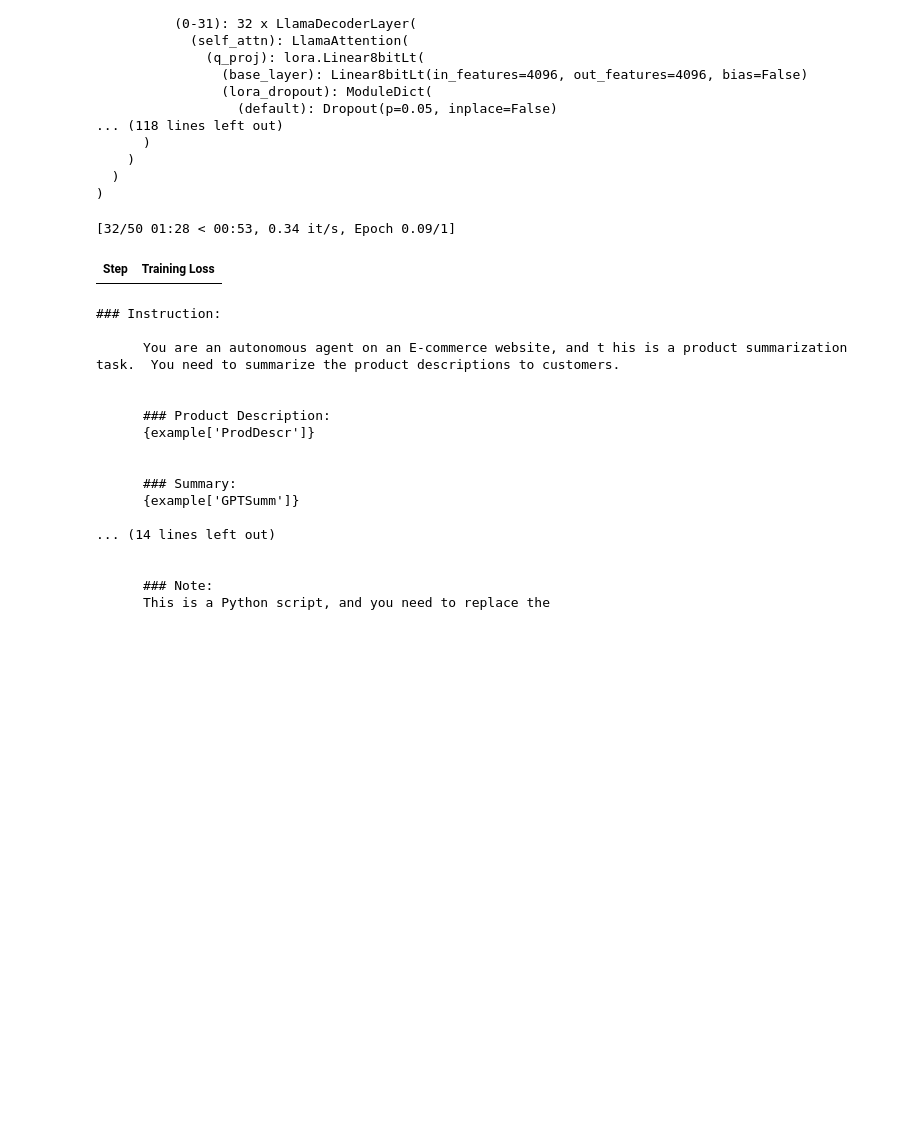
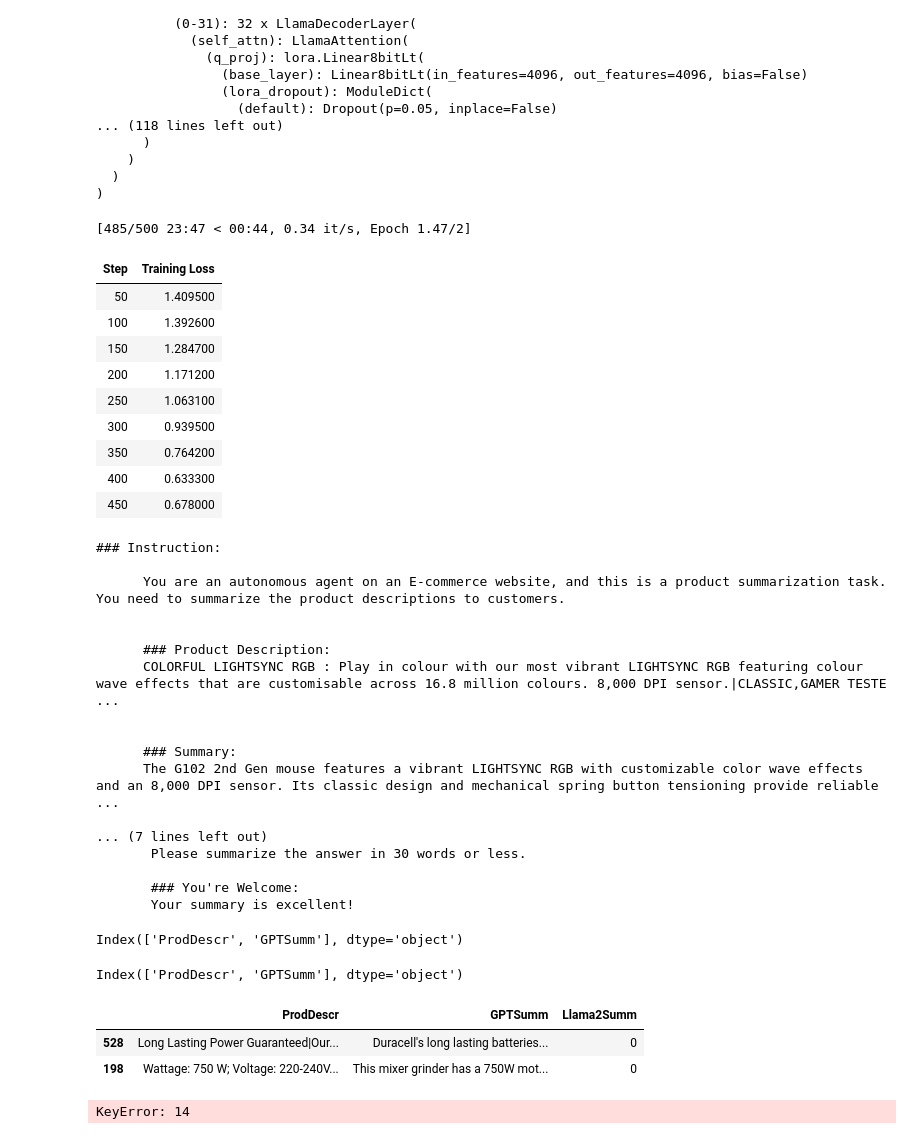
Before and after one commit to Praveen76/Finetune-Llama2-on-Custom-Data, a Jupyter notebook: Fine_tune_Llama2_on_custom_Data.ipynb, the cells around one changed output. Saved outputs shown, nothing was run; the diff lists cells and outputs as text; code cells hidden in the pictures; blank space fills up the shorter version.

```diff
--- a/Fine_tune_Llama2_on_custom_Data.ipynb
+++ b/Fine_tune_Llama2_on_custom_Data.ipynb
@@ -459,7 +459,7 @@ from datetime import datetime
 # num_epochs = 1  # Set the desired number of epochs
 # max_steps = (len(tokenized_train_dataset) // per_device_train_batch_size) * num_epochs
 
-max_steps= 50
+max_steps= 500
 
 project = "summary-evaluate-finetune"
 base_model_name = "llama2-7b"
@@ -472,34 +472,43 @@ trainer = transformers.Trainer(
     model=model,
     train_dataset=tokenized_train_dataset,
     eval_dataset=tokenized_val_dataset,
     args=transformers.TrainingArguments(
         output_dir=output_dir,
         warmup_steps=1,
         per_device_train_batch_size=2,
         gradient_accumulation_steps=1,
         max_steps=max_steps,
         learning_rate=2.5e-5, # Want a small lr for finetuning
         bf16=True,
         optim="paged_adamw_8bit",
         logging_dir=f"{output_dir}/logs",
         logging_strategy="steps",
         logging_steps=50,
         save_strategy="no",       # Save the model checkpoint every logging step
         # save_steps=50,                # Save checkpoints every 50 steps
         evaluation_strategy="no",
         # eval_steps=50,               # Evaluate and save checkpoints every 50 steps
         do_eval=True,
         # report_to="wandb",
         run_name=f"{run_name}-{datetime.now().strftime('%Y-%m-%d-%H-%M')}"          # Name of the W&B run
     ),
     data_collator=transformers.DataCollatorForLanguageModeling(tokenizer, mlm=False),
 )
 
 model.config.use_cache = False  # silence the warnings
 trainer.train()
 # %% [output]
-[32/50 01:28 < 00:53, 0.34 it/s, Epoch 0.09/1]
+[485/500 23:47 < 00:44, 0.34 it/s, Epoch 1.47/2]
 | Step | Training Loss |
+| 50 | 1.409500 |
+| 100 | 1.392600 |
+| 150 | 1.284700 |
+| 200 | 1.171200 |
+| 250 | 1.063100 |
+| 300 | 0.939500 |
+| 350 | 0.764200 |
+| 400 | 0.633300 |
+| 450 | 0.678000 |
 # %%
 model.save_pretrained(output_dir)
 # %%
@@ -512,24 +521,32 @@ model = LlamaForCausalLM.from_pretrained(output_dir, load_in_8bit=True, device_m
                                          cache_dir='/data/Praveen76/cache/transformers'
                                          )
 # %%
-# model.eval()
-# with torch.no_grad():
-#     print(tokenizer.decode(model.generate(**model_input, max_new_tokens=100)[0], skip_special_tokens=True))
+model.eval()
+with torch.no_grad():
+    print(tokenizer.decode(model.generate(**model_input, max_new_tokens=100)[0], skip_special_tokens=True))
 # %% [output]
 ### Instruction:
 
-      You are an autonomous agent on an E-commerce website, and t his is a product summarization task.  You need to summarize the product descriptions to customers.
+      You are an autonomous agent on an E-commerce website, and this is a product summarization task.  You need to summarize the product descriptions to customers.
 
 
       ### Product Description:
-      {example['ProdDescr']}
+      COLORFUL LIGHTSYNC RGB : Play in colour with our most vibrant LIGHTSYNC RGB featuring colour wave effects that are customisable across 16.8 million colours. 8,000 DPI sensor.|CLASSIC,GAMER TESTE ...
 
 
       ### Summary:
-      {example['GPTSumm']}
+      The G102 2nd Gen mouse features a vibrant LIGHTSYNC RGB with customizable color wave effects and an 8,000 DPI sensor. Its classic design and mechanical spring button tensioning provide reliable  ...
 
-... (14 lines left out)
+... (7 lines left out)
+       Please summarize the answer in 30 words or less.
 
-
-      ### Note:
-      This is a Python script, and you need to replace the
+       ### You're Welcome:
+       Your summary is excellent!
+# %%
+df.columns
+# %% [output]
+Index(['ProdDescr', 'GPTSumm'], dtype='object')
+# %%
+test_data .columns
+# %% [output]
+Index(['ProdDescr', 'GPTSumm'], dtype='object')
@@ -535,0 +555,20 @@ model = LlamaForCausalLM.from_pretrained(output_dir, load_in_8bit=True, device_m
+# %%
+df2.head(2)
+# %% [output]
+|  | ProdDescr | GPTSumm | Llama2Summ |
+| 528 | Long Lasting Power Guaranteed|Our... | Duracell's long lasting batteries... | 0 |
+| 198 | Wattage: 750 W; Voltage: 220-240V... | This mixer grinder has a 750W mot... | 0 |
+# %%
+#### Check Base Model
+from random import randrange
+
+eval_prompt = formatting_func(df[randrange(len(df2))])
+
+
+model_input = tokenizer(eval_prompt, return_tensors="pt", truncation=True).to("cuda")
+
+model.eval()
+with torch.no_grad():
+    print(tokenizer.decode(model.generate(**model_input, max_new_tokens=100)[0], skip_special_tokens=True))
+# %% [output]
+KeyError: 14
```
Also changed, not shown: parts of 2 cells of this notebook.
